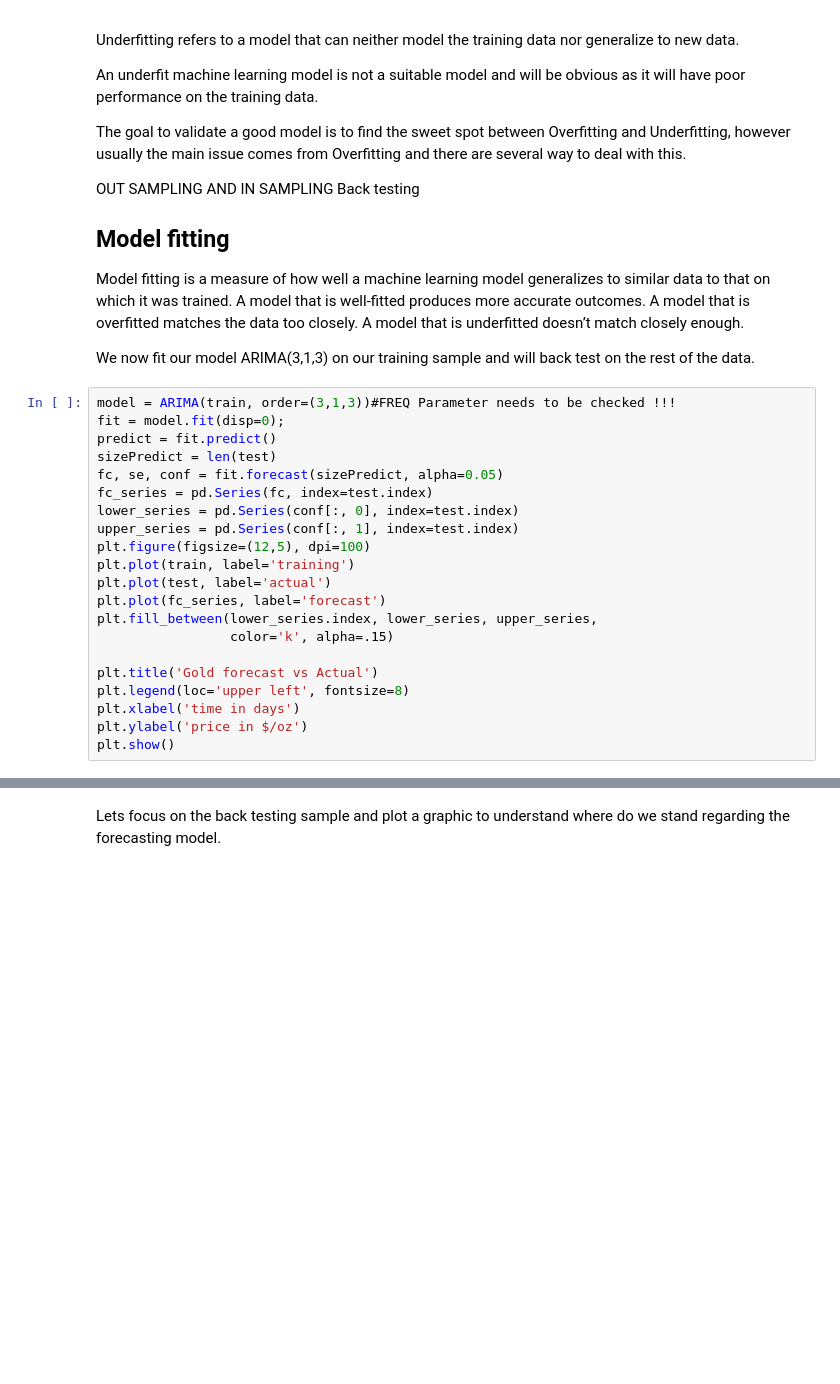
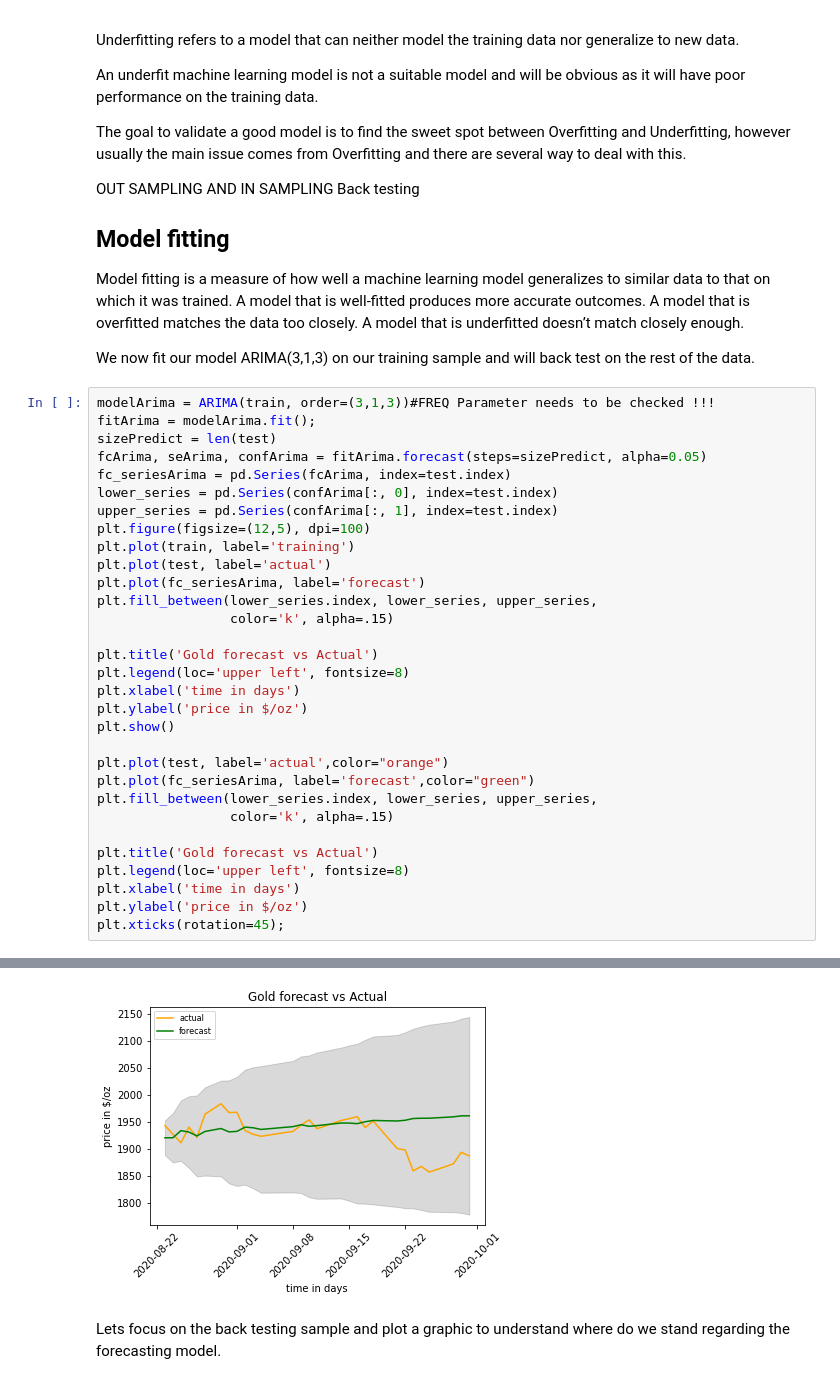
Before and after one commit to FranckNgN/Spot-prediction, a Jupyter notebook: report.ipynb, the cells around one changed output, grey strips where cells are left out. Cells and saved outputs as stored; diff of their text form; blank space fills up the shorter version.

```diff
--- a/report.ipynb
+++ b/report.ipynb
@@ -350,27 +331,38 @@ Model fitting is a measure of how well a machine learning model generalizes to s
 
 We now fit our model ARIMA(3,1,3) on our training sample and will back test on the rest of the data.
 # %%
-model = ARIMA(train, order=(3,1,3))#FREQ Parameter needs to be checked !!!
-fit = model.fit(disp=0);
-predict = fit.predict()
+modelArima = ARIMA(train, order=(3,1,3))#FREQ Parameter needs to be checked !!!
+fitArima = modelArima.fit();
 sizePredict = len(test)
-fc, se, conf = fit.forecast(sizePredict, alpha=0.05)
-fc_series = pd.Series(fc, index=test.index)
-lower_series = pd.Series(conf[:, 0], index=test.index)
-upper_series = pd.Series(conf[:, 1], index=test.index)
+fcArima, seArima, confArima = fitArima.forecast(steps=sizePredict, alpha=0.05)
+fc_seriesArima = pd.Series(fcArima, index=test.index)
+lower_series = pd.Series(confArima[:, 0], index=test.index)
+upper_series = pd.Series(confArima[:, 1], index=test.index)
 plt.figure(figsize=(12,5), dpi=100)
 plt.plot(train, label='training')
 plt.plot(test, label='actual')
-plt.plot(fc_series, label='forecast')
+plt.plot(fc_seriesArima, label='forecast')
 plt.fill_between(lower_series.index, lower_series, upper_series,
                  color='k', alpha=.15)
 
 plt.title('Gold forecast vs Actual')
 plt.legend(loc='upper left', fontsize=8)
 plt.xlabel('time in days')
 plt.ylabel('price in $/oz')
 plt.show()
+
+plt.plot(test, label='actual',color="orange")
+plt.plot(fc_seriesArima, label='forecast',color="green")
+plt.fill_between(lower_series.index, lower_series, upper_series,
+                 color='k', alpha=.15)
+
+plt.title('Gold forecast vs Actual')
+plt.legend(loc='upper left', fontsize=8)
+plt.xlabel('time in days')
+plt.ylabel('price in $/oz')
+plt.xticks(rotation=45);
 # %% [output]
 [figure]
+[figure, added]
 # %% [markdown]
 Lets focus on the back testing sample and plot a graphic to understand where do we stand regarding the forecasting model.
```
Also changed, not shown: parts of 12 cells of this notebook.
